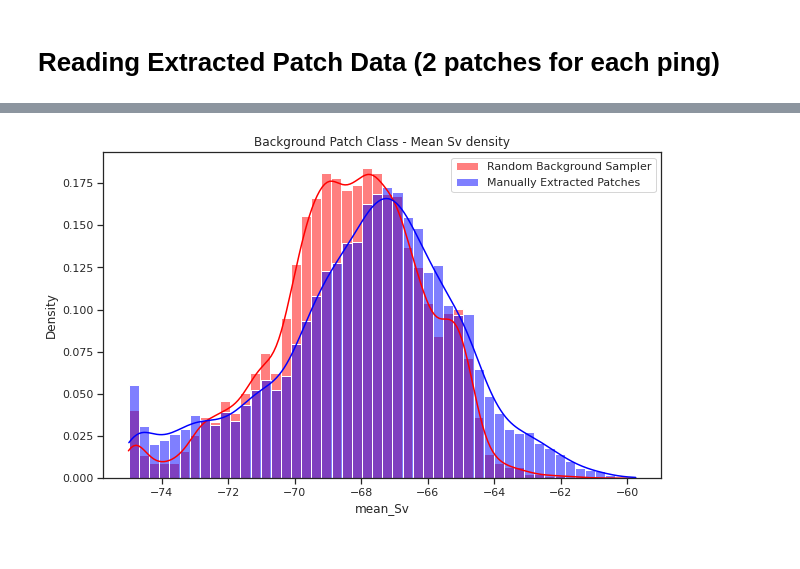
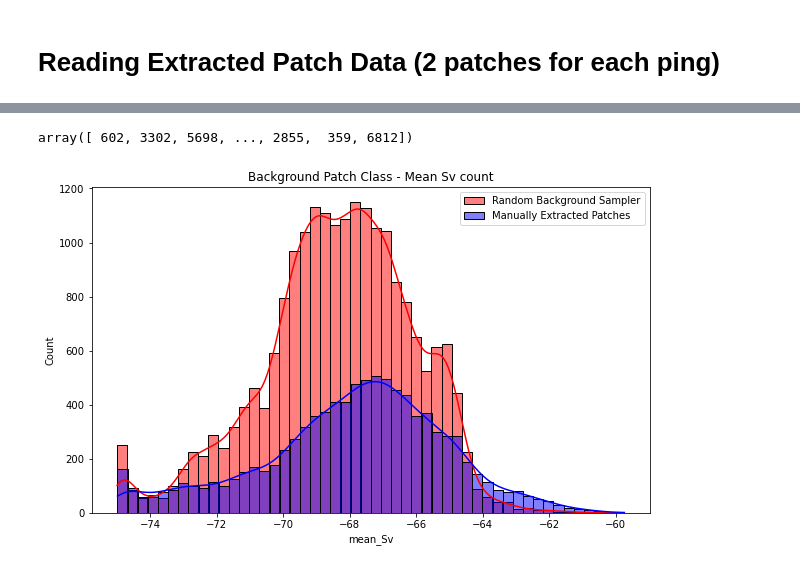
Before and after one commit to ahmetpala/UNET-Sampling, a Jupyter notebook: crimac_unet/Background Sampler.ipynb, the cells around one changed output, grey strips where cells are left out. Drawn from its saved outputs; the diff is of its cells as text; code cells hidden in the pictures.

```diff
--- a/crimac_unet/Background Sampler.ipynb
+++ b/crimac_unet/Background Sampler.ipynb
@@ -595,12 +589,16 @@ plt.show()
+# %%
+np.random.randint(0, 9000, 5000)
+# %% [output]
+array([ 602, 3302, 5698, ..., 2855,  359, 6812])
 # %%
-stat = 'density'
+stat = 'count'
 plt.figure(figsize=(10,6))
 sns.histplot(pdata.mean_Sv[(pdata['class']=='background') & (pdata['nop_nan']==0)],
              kde=True, color='red', bins=50, stat=stat, label='Random Background Sampler')
 sns.histplot(Ppdata.mean_Sv[(Ppdata['class']=='background') & (Ppdata['nop_nan']==0)],
              kde=True, color='blue', bins=50, stat=stat, label='Manually Extracted Patches')
 plt.title(f'Background Patch Class - Mean Sv {stat}')
 plt.legend()
 plt.show()
 # %% [output]
-[figure, old version]
+[figure, new version]
```
Also changed, not shown: parts of 12 cells of this notebook, 5 other files.
